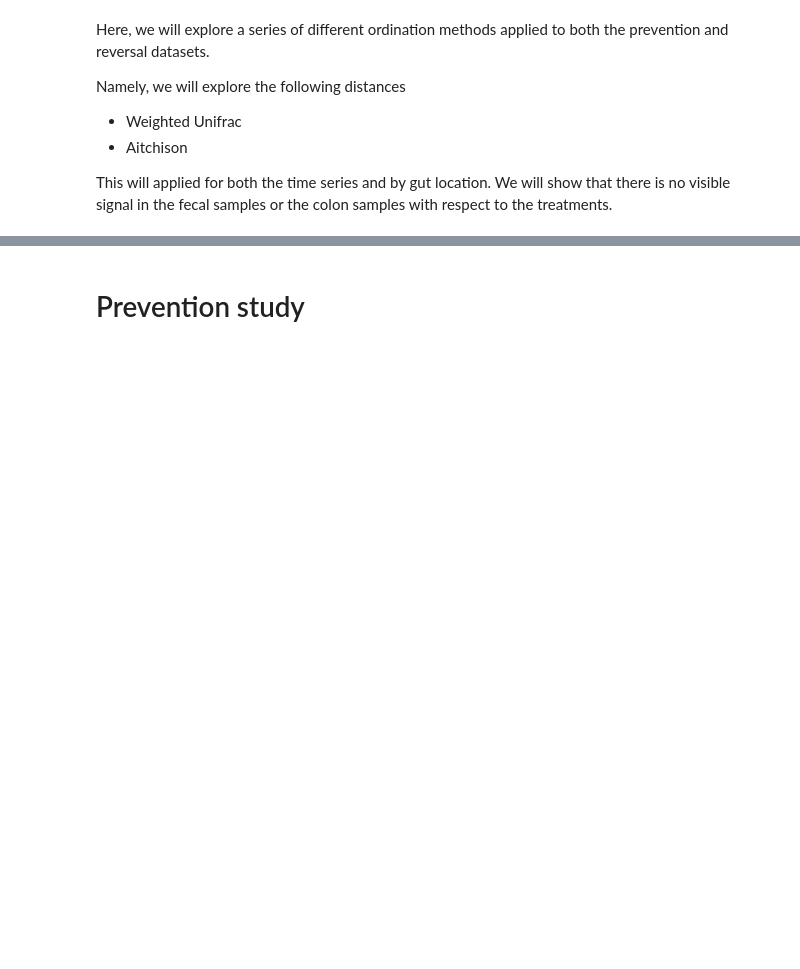
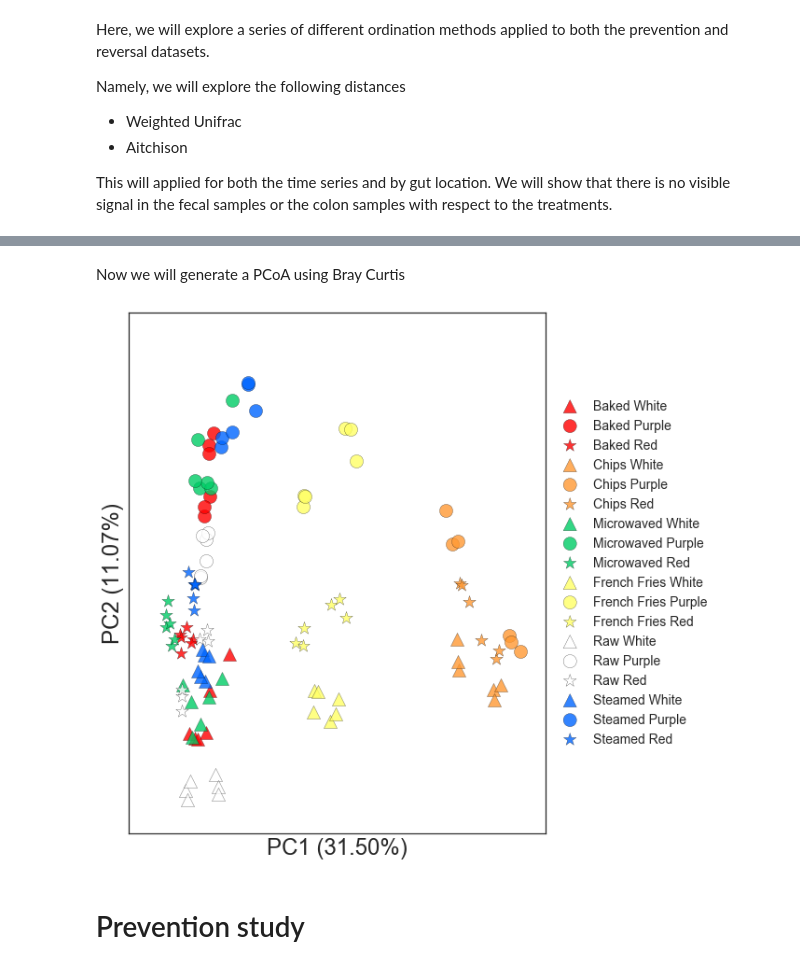
Before and after one commit to LavanyaReddivari/Potato_pig_Jamie, a Jupyter notebook: ipynb/ordination.ipynb, the cells around one changed output, grey strips where cells are left out. Drawn from its saved outputs; the diff is of its cells as text; code cells hidden in the pictures; blank space fills up the shorter version.

Commit message:
Adding in metabolomics ordination

```diff
--- a/ipynb/ordination.ipynb
+++ b/ipynb/ordination.ipynb
@@ -81,0 +85,3 @@ def clr_ordination(table):
+# %%
+ms_table = load_table('../original_data/ft-w-gnpsid-norm.biom')
+metadata = pd.read_table('../original_data/potato_metadata.txt', index_col=0)
@@ -82,3 +98,50 @@ def clr_ordination(table):
+# %%
+ms_table = pd.DataFrame(np.array(ms_table.matrix_data.todense()).T,
+                        index=ms_table.ids(axis='sample'),
+                        columns=ms_table.ids(axis='observation'))
+# %% [markdown]
+Now we will generate a PCoA using Bray Curtis
+# %%
+dm = DistanceMatrix.from_iterable(ms_table.values, braycurtis)
+dm.ids = ms_table.index
+# %%
+pc = pcoa(dm)
+# %%
+sns.set_style('white')
+samples = pc.samples.sort_index()
+metadata = metadata.sort_index()
+potato_color_marker = {'White': "^", "Purple": "o", "Red": "*"}
+potato_processing_color = {'French Fries' : "#ffff66",
+                           'Chips': "#ff9933",
+                           'Baked': '#ff0000',
+                           'Steamed' : '#0066ff',
+                           'Microwaved' : '#00cc66',
+                           'Raw' : 'w'}
+l1 = []
+l2 = []
+fig, ax = plt.subplots(figsize=(10, 10))
+for processing_type, c in potato_processing_color.items():
+    for potato_color, m in potato_color_marker.items():
+        idx = np.logical_and(metadata.cultivar_color==potato_color,
+                             metadata.processing_type==processing_type)
+        x = ax.scatter(samples.PC1.loc[idx], samples.PC2.loc[idx],
+                       s=200, c=c, marker=m, label= "%s %s" % (processing_type, potato_color),
+                       alpha=0.8)
+        l1.append(x)
+ax.set_xlabel("PC1 ({percent:.2%})".format(percent=pc.proportion_explained.PC1), fontsize=24)
+ax.set_ylabel("PC2 ({percent:.2%})".format(percent=pc.proportion_explained.PC2), fontsize=24)
+ax.set_xticks([])
+ax.set_yticks([])
+
+# Shrink current axis by 20%
+box = ax.get_position()
+ax.set_position([box.x0, box.y0, box.width * 0.8, box.height])
+
+# Put a legend to the right of the current axis
+ax.legend(loc='center left', bbox_to_anchor=(1, 0.5), fontsize=14)
+fig.savefig('../results/metabolomics_heatmap.pdf')
+# %% [output]
+[figure, added]
 # %% [markdown]
 # Prevention study
 # %%
```
Also changed, not shown: parts of 9 cells of this notebook.
